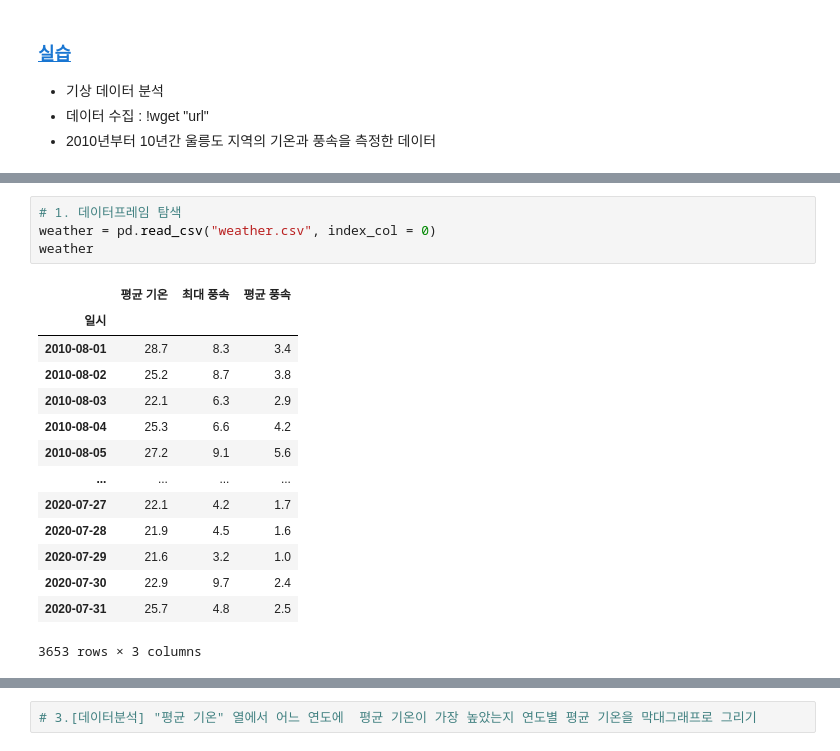
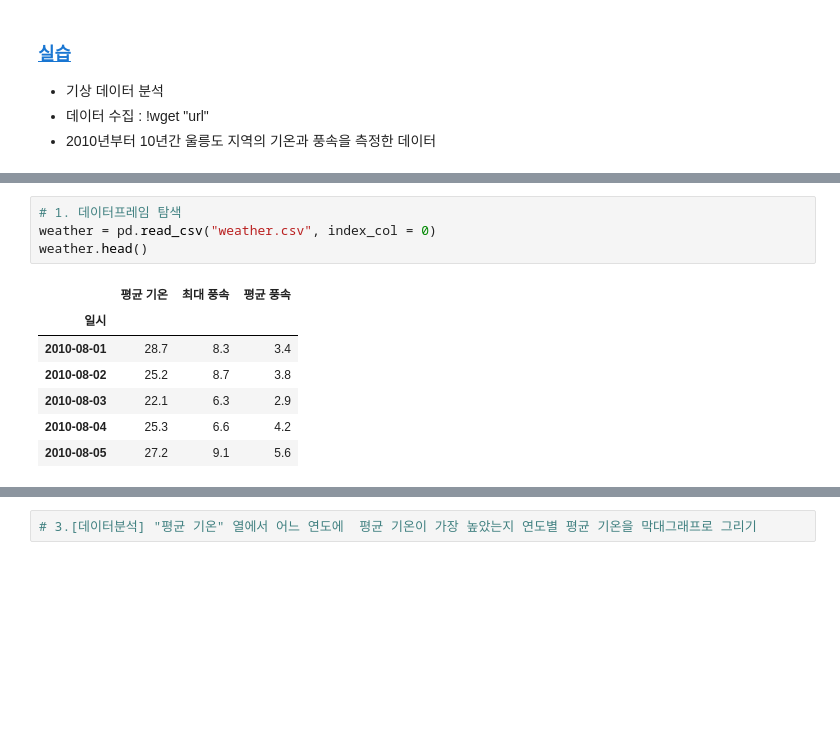
Before and after one commit to Agayeon/python_basic, a Jupyter notebook: time_series_class_5_9.ipynb, the cells around one changed output, grey strips where cells are left out. Drawn from its saved outputs; the diff is of its cells as text; blank space fills up the shorter version.

```diff
--- a/time_series_class_5_9.ipynb
+++ b/time_series_class_5_9.ipynb
@@ -25,19 +22,12 @@ plt.rcParams["font.family"] = 'Malgun Gothic'
 # %%
 # 1. 데이터프레임 탐색
 weather = pd.read_csv("weather.csv", index_col = 0)
-weather
+weather.head()
 # %% [output]
 |  | 평균 기온 | 최대 풍속 | 평균 풍속 |
 | 일시 |  |  |  |
 | 2010-08-01 | 28.7 | 8.3 | 3.4 |
 | 2010-08-02 | 25.2 | 8.7 | 3.8 |
 | 2010-08-03 | 22.1 | 6.3 | 2.9 |
 | 2010-08-04 | 25.3 | 6.6 | 4.2 |
 | 2010-08-05 | 27.2 | 9.1 | 5.6 |
-| ... | ... | ... | ... |
-| 2020-07-27 | 22.1 | 4.2 | 1.7 |
-| 2020-07-28 | 21.9 | 4.5 | 1.6 |
-| 2020-07-29 | 21.6 | 3.2 | 1.0 |
-| 2020-07-30 | 22.9 | 9.7 | 2.4 |
-| 2020-07-31 | 25.7 | 4.8 | 2.5 |
-3653 rows × 3 columns
```
Also changed, not shown: parts of 29 cells of this notebook, 4 other files.
